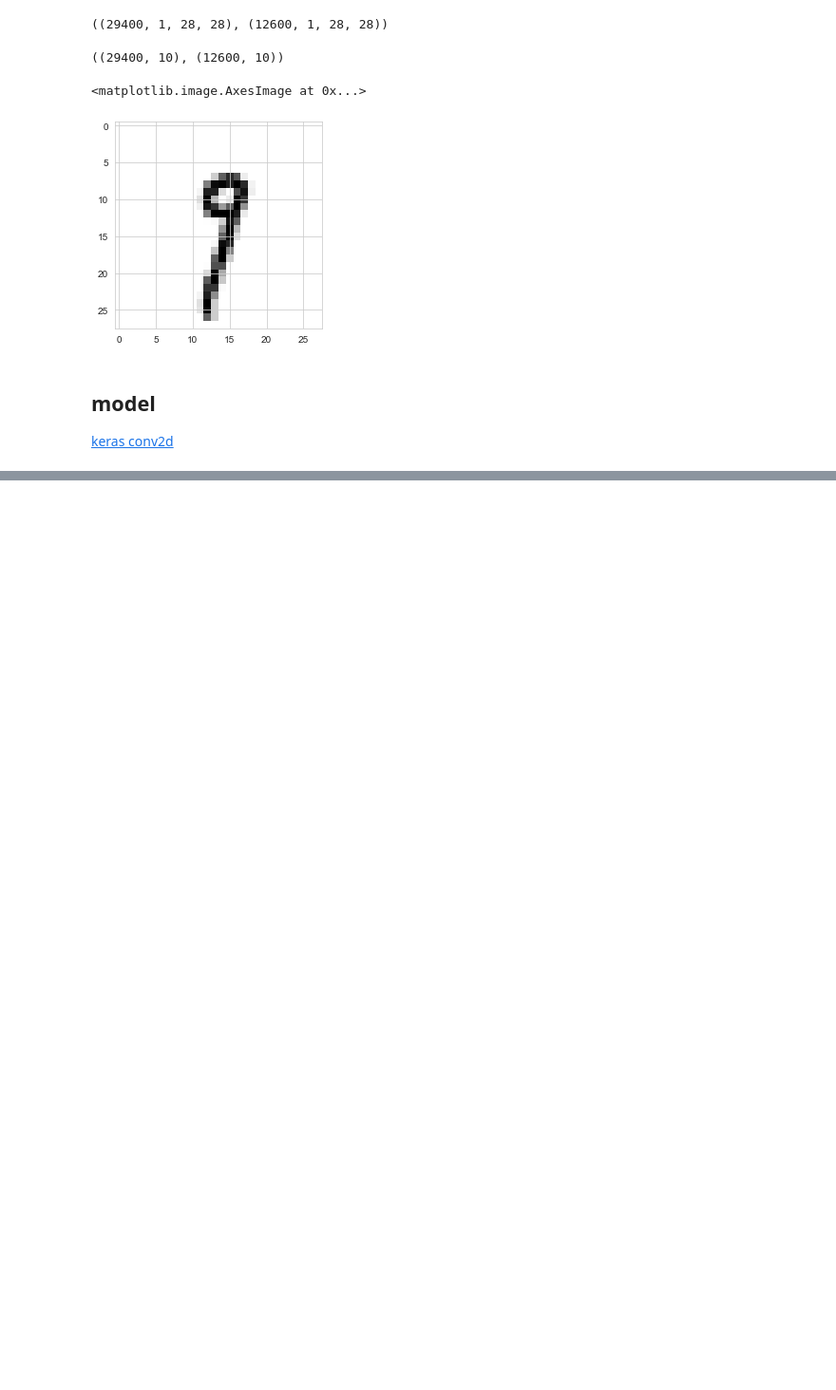
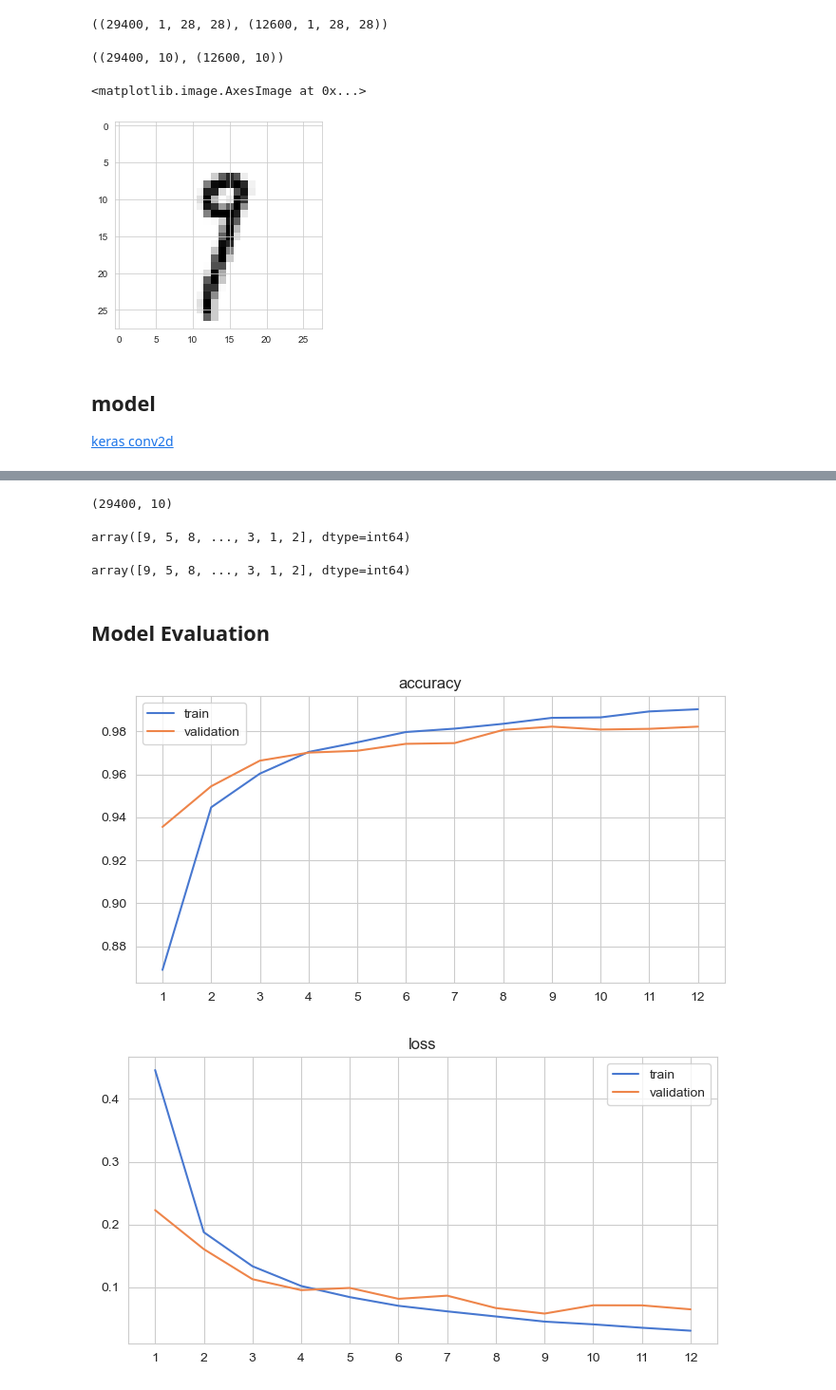
Before and after one commit to chuan-khuna/digit_kaggle, a Jupyter notebook: keras_model.ipynb, the cells around one changed output, grey strips where cells are left out. Shown at 95% size. Cells and saved outputs as stored; diff of their text form; code cells hidden in the pictures; blank space fills up the shorter version.

Commit message:
Add model

```diff
--- a/keras_model.ipynb
+++ b/keras_model.ipynb
@@ -74,13 +81,15 @@ plt.imshow(X_train[0][0], cmap="Greys")
 # %%
 model = Sequential()
 
-model.add(Conv2D(28, kernel_size=(5, 5), activation='relu', padding='same'))
-model.add(Conv2D(28, kernel_size=(5, 5), activation='relu', padding='same'))
-
+model.add(Conv2D(28, kernel_size=(4, 4), input_shape=(1, 28, 28), activation='relu', padding='same'))
+model.add(Conv2D(28, kernel_size=(4, 4), activation='relu', padding='same'))
 model.add(Flatten())
-
 # output layer
 model.add(Dense(10, activation='softmax'))
+
+
 model.compile(optimizer = 'adam' , loss = "categorical_crossentropy", metrics=["accuracy"])
-model.fit(X_train, y_train)
+early_stop = EarlyStopping(monitor='val_accuracy', patience=3)
+
+model.summary()
 # %% [output]
@@ -110,0 +112,2 @@ model.p
+# %%
+history = model.fit(X_train, y_train, epochs=20, validation_split=0.2, callbacks=[early_stop])
@@ -110,0 +135,34 @@ model.p
+# %%
+predicted_ytrain.shape
+# %% [output]
+(29400, 10)
+# %%
+model.predict_classes(X_train)
+# %% [output]
+array([9, 5, 8, ..., 3, 1, 2], dtype=int64)
+# %%
+np.argmax(predicted_ytrain, axis=1)
+# %% [output]
+array([9, 5, 8, ..., 3, 1, 2], dtype=int64)
+# %% [markdown]
+#
+## Model Evaluation
+# %%
+epoch_x = np.arange(1, len(history.history['accuracy'])+1)
+
+plt.figure(figsize=(8, 4), dpi=100)
+sns.lineplot(epoch_x, history.history['accuracy'], label='train')
+sns.lineplot(epoch_x, history.history['val_accuracy'], label='validation')
+plt.title('accuracy')
+plt.xticks(epoch_x)
+plt.show()
+
+plt.figure(figsize=(8, 4), dpi=100)
+sns.lineplot(epoch_x, history.history['loss'], label='train')
+sns.lineplot(epoch_x, history.history['val_loss'], label='validation')
+plt.title('loss')
+plt.xticks(epoch_x)
+plt.show()
+# %% [output]
+[figure, added]
+[figure, added]
```
Also changed, not shown: parts of 20 cells of this notebook, 10 other files.
